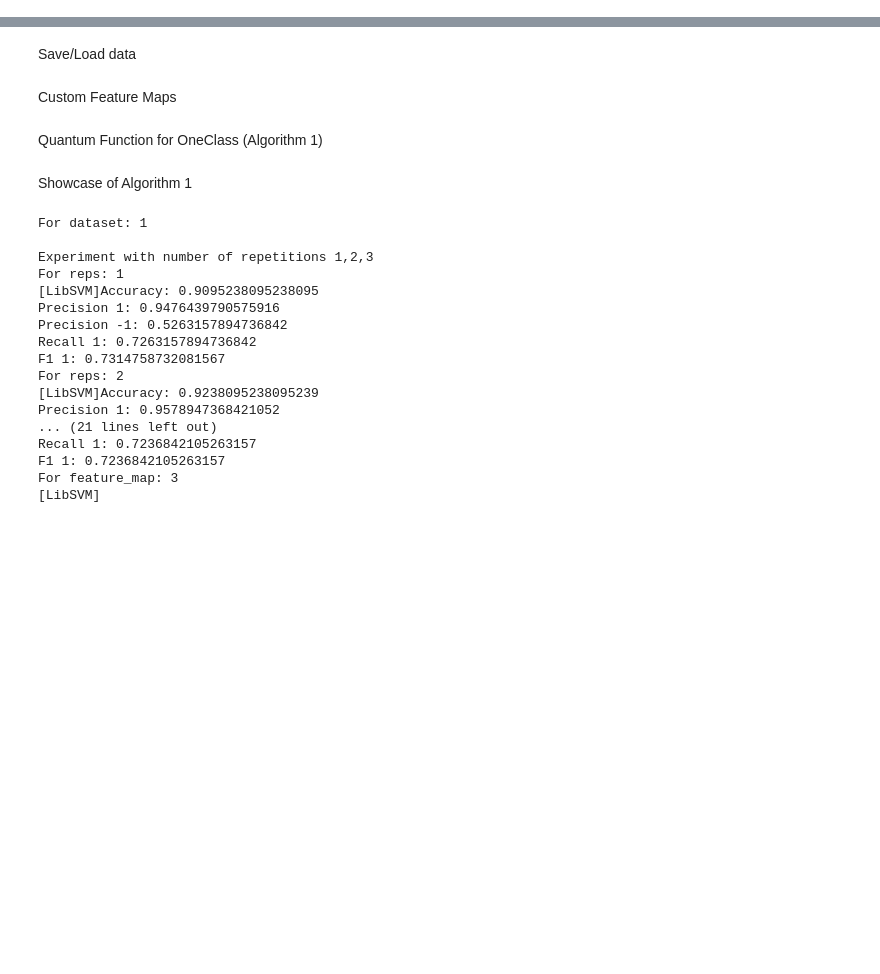
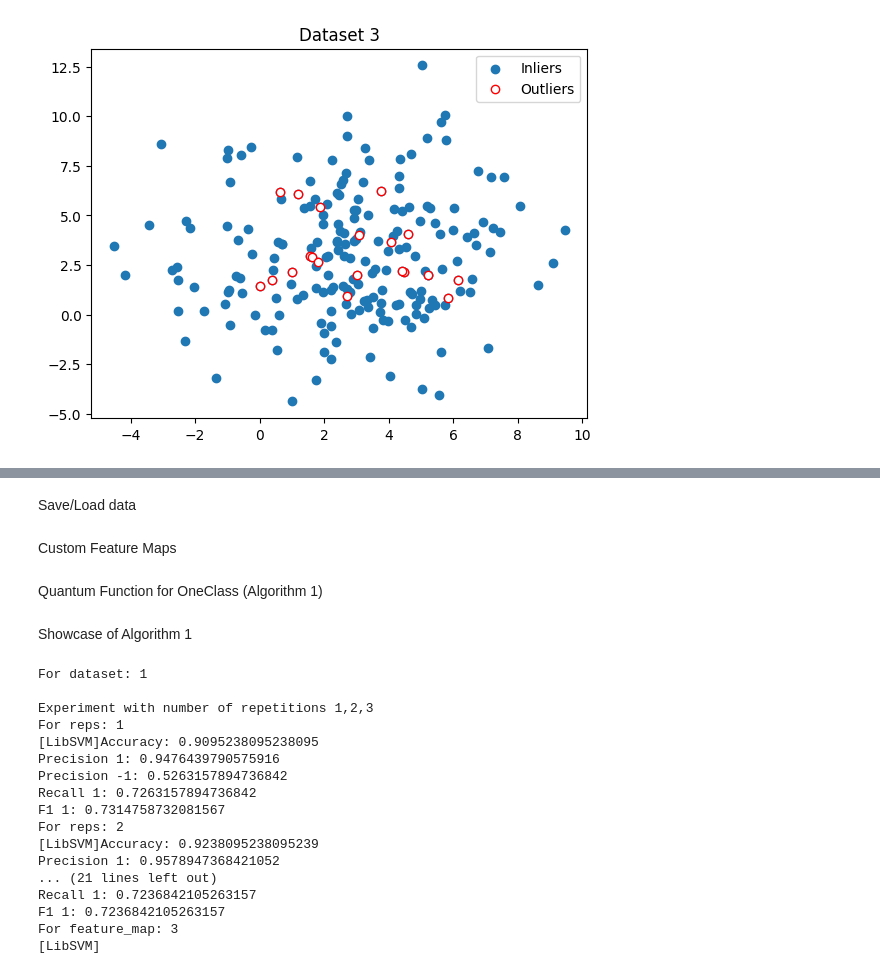
Before and after one commit to welremco/Group3QuantumOneClassSVMs, a Jupyter notebook: Algorithm1.ipynb, the cells around one changed output, grey strips where cells are left out. Cells and saved outputs as stored; diff of their text form; code cells hidden in the pictures; blank space fills up the shorter version.

```diff
--- a/Algorithm1.ipynb
+++ b/Algorithm1.ipynb
@@ -171,39 +181,43 @@ Code used to generate data
 # %%
-# # Third dataset, create blob and add zz feature map data to it
-# random.seed(13)
-# seed = 23
-# x, y = make_blobs(n_samples=190, centers=1, cluster_std=3, center_box=(3, 3), random_state=seed)
-# train_features_out2, train_labels_out2, _, _ = ad_hoc_data(
-#     training_size=10,
-#     test_size=0,
-#     n=adhoc_dimension,
-#     gap=0.5,
-#     plot_data=False,
-#     one_hot=False,
-#     include_sample_total=False,
-# )
+# Third dataset, create blob and add zz feature map data to it
+random.seed(13)
+seed = 23
+x, y = make_blobs(n_samples=190, centers=1, cluster_std=3, center_box=(3, 3), random_state=seed)
+train_features_out2, train_labels_out2, _, _ = ad_hoc_data(
+    training_size=10,
+    test_size=0,
+    n=adhoc_dimension,
+    gap=0.5,
+    plot_data=False,
+    one_hot=False,
+    include_sample_total=False,
+)
 
-# # prepare data for One-Class model
-# y[y == 0] = 1
-# train_labels_out2[train_labels_out2 != -1] = -1
+# prepare data for One-Class model
+y[y == 0] = 1
+train_labels_out2[train_labels_out2 != -1] = -1
 
-# # add outliers to data
-# x = np.append(x, train_features_out2, axis = 0)
-# y = np.append(y, train_labels_out2, axis = 0)
+# add outliers to data
+x = np.append(x, train_features_out2, axis = 0)
+y = np.append(y, train_labels_out2, axis = 0)
 
-# # Plot to see data
-# plt.scatter(x[:,0], x[:,1])
-# plt.scatter(
-#     train_features_out2[np.where(train_labels_out2[:] == -1), 0],
-#     train_features_out2[np.where(train_labels_out2[:] == -1), 1],
-#     marker="o",
-#     facecolors="w",
-#     edgecolors="r",
-#     label="Training Label B",
-# )
+# Plot to see data
+plt.scatter(x[:,0], x[:,1], label='Inliers')
+plt.scatter(
+    train_features_out2[np.where(train_labels_out2[:] == -1), 0],
+    train_features_out2[np.where(train_labels_out2[:] == -1), 1],
+    marker="o",
+    facecolors="w",
+    edgecolors="r",
+    label="Outliers",
+)
 
-# plt.show()
+plt.title('Dataset 3')
+plt.legend()
+plt.show()
 
-# # Add data to dataset_list
-# dataset_list.append([x,y])
+# Add data to dataset_list
+dataset_list.append([x,y])
+# %% [output]
+[figure, added]
 # %%
```
Also changed, not shown: parts of 8 cells of this notebook.
